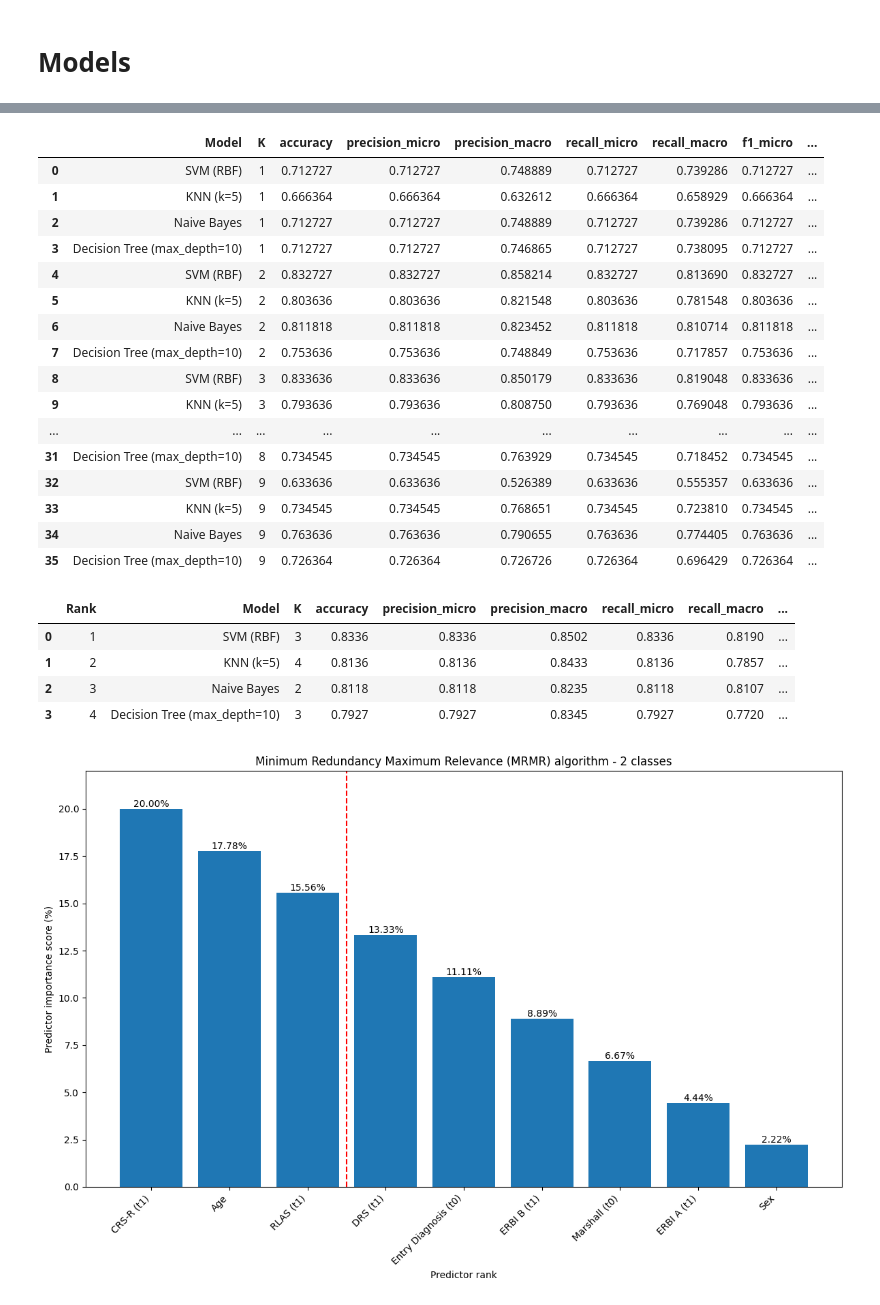
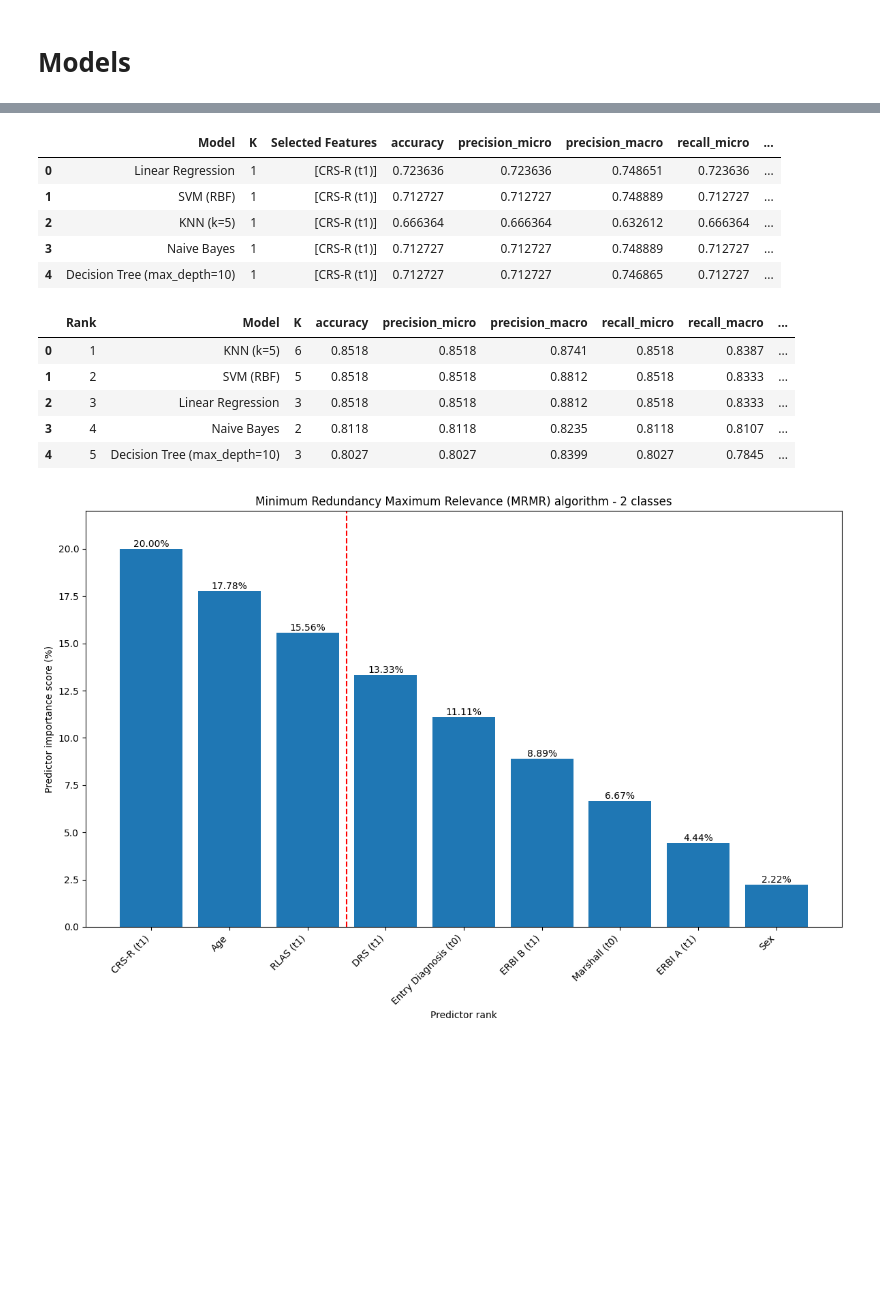
Before and after one commit to macquan/TBI, a Jupyter notebook: tbi-2-classes.ipynb, the cells around one changed output, grey strips where cells are left out. Saved outputs shown, nothing was run; the diff lists cells and outputs as text; code cells hidden in the pictures; blank space fills up the shorter version.

```diff
--- a/tbi-2-classes.ipynb
+++ b/tbi-2-classes.ipynb
@@ -30,17 +84,9 @@ memory usage: 12.9 KB
 # %% [markdown]
 # Models
 # %%
-from sklearn.svm import SVC
-from sklearn.neighbors import KNeighborsClassifier
-from sklearn.naive_bayes import GaussianNB
-from sklearn.tree import DecisionTreeClassifier
-
-from sklearn.model_selection import train_test_split, cross_validate, StratifiedKFold
-from sklearn.preprocessing import StandardScaler, MinMaxScaler
-from sklearn.metrics import accuracy_score, precision_score, recall_score, f1_score, make_scorer
-
 # Danh sách các mô hình phân loại
 models = [
+    ("Linear Regression", LogisticRegression()),
     ("SVM (RBF)", SVC(kernel='rbf')),
     ("KNN (k=5)", KNeighborsClassifier(n_neighbors=5, metric='euclidean')),
     ("Naive Bayes", GaussianNB()),
@@ -77,0 +114,16 @@ X
+# %%
+def evaluate_model_cv(model, X, y):
+    scoring = {
+        'accuracy': 'accuracy',
+        'precision_micro': make_scorer(precision_score, average='micro'),
+        'precision_macro': make_scorer(precision_score, average='macro'),
+        'recall_micro': make_scorer(recall_score, average='micro'),
+        'recall_macro': make_scorer(recall_score, average='macro'),
+        'f1_micro': make_scorer(f1_score, average='micro'),
+        'f1_macro': make_scorer(f1_score, average='macro')
+    }
+    return cross_validate(model, X, y, cv=StratifiedKFold(n_splits=10), scoring=scoring)
+# %%
+def summarize_cv_results(cv_results):
+    return {metric: np.mean(cv_results[f'test_{metric}']) for metric in
+            ['accuracy', 'precision_micro', 'precision_macro', 'recall_micro', 'recall_macro', 'f1_micro', 'f1_macro']}
@@ -125,16 +184,20 @@ def summarize_cv_results(cv_results):
 def results_mrmr(models, X, y):
     results_list = []
 
+    # Transform X and y
+    X_transformed, y_transformed = transform_data(X, y)
+
     for k in range(1, 10):
-        selected_features = select_features_mrmr(X, y, k)
+        selected_features = select_features_mrmr(X_transformed, y_transformed, k)
 
         for model_name, model in models:
-            cv_results = evaluate_model_cv(model, X, y, selected_features)
+            cv_results = evaluate_model_cv(model, X_transformed, y_transformed, selected_features)
             summary = summarize_cv_results(cv_results)
 
             results_list.append({
                 "Model": model_name,
                 "K": k,
+                "Selected Features": selected_features,
                 **summary
             })
 
@@ -172,25 +235,14 @@ def plot_mrmr_feature_importances(X, y, k=9):
 # %%
 results_mrmr = results_mrmr(models, X, y)
 # %%
-results_mrmr
+results_mrmr.head()
 # %% [output]
-|  | Model | K | accuracy | precision_micro | precision_macro | recall_micro | recall_macro | f1_micro | ... |
-| 0 | SVM (RBF) | 1 | 0.712727 | 0.712727 | 0.748889 | 0.712727 | 0.739286 | 0.712727 | ... |
-| 1 | KNN (k=5) | 1 | 0.666364 | 0.666364 | 0.632612 | 0.666364 | 0.658929 | 0.666364 | ... |
-| 2 | Naive Bayes | 1 | 0.712727 | 0.712727 | 0.748889 | 0.712727 | 0.739286 | 0.712727 | ... |
-| 3 | Decision Tree (max_depth=10) | 1 | 0.712727 | 0.712727 | 0.746865 | 0.712727 | 0.738095 | 0.712727 | ... |
-| 4 | SVM (RBF) | 2 | 0.832727 | 0.832727 | 0.858214 | 0.832727 | 0.813690 | 0.832727 | ... |
-| 5 | KNN (k=5) | 2 | 0.803636 | 0.803636 | 0.821548 | 0.803636 | 0.781548 | 0.803636 | ... |
-| 6 | Naive Bayes | 2 | 0.811818 | 0.811818 | 0.823452 | 0.811818 | 0.810714 | 0.811818 | ... |
-| 7 | Decision Tree (max_depth=10) | 2 | 0.753636 | 0.753636 | 0.748849 | 0.753636 | 0.717857 | 0.753636 | ... |
-| 8 | SVM (RBF) | 3 | 0.833636 | 0.833636 | 0.850179 | 0.833636 | 0.819048 | 0.833636 | ... |
-| 9 | KNN (k=5) | 3 | 0.793636 | 0.793636 | 0.808750 | 0.793636 | 0.769048 | 0.793636 | ... |
-| ... | ... | ... | ... | ... | ... | ... | ... | ... | ... |
-| 31 | Decision Tree (max_depth=10) | 8 | 0.734545 | 0.734545 | 0.763929 | 0.734545 | 0.718452 | 0.734545 | ... |
-| 32 | SVM (RBF) | 9 | 0.633636 | 0.633636 | 0.526389 | 0.633636 | 0.555357 | 0.633636 | ... |
-| 33 | KNN (k=5) | 9 | 0.734545 | 0.734545 | 0.768651 | 0.734545 | 0.723810 | 0.734545 | ... |
-| 34 | Naive Bayes | 9 | 0.763636 | 0.763636 | 0.790655 | 0.763636 | 0.774405 | 0.763636 | ... |
-| 35 | Decision Tree (max_depth=10) | 9 | 0.726364 | 0.726364 | 0.726726 | 0.726364 | 0.696429 | 0.726364 | ... |
+|  | Model | K | Selected Features | accuracy | precision_micro | precision_macro | recall_micro | ... |
+| 0 | Linear Regression | 1 | [CRS-R (t1)] | 0.723636 | 0.723636 | 0.748651 | 0.723636 | ... |
+| 1 | SVM (RBF) | 1 | [CRS-R (t1)] | 0.712727 | 0.712727 | 0.748889 | 0.712727 | ... |
+| 2 | KNN (k=5) | 1 | [CRS-R (t1)] | 0.666364 | 0.666364 | 0.632612 | 0.666364 | ... |
+| 3 | Naive Bayes | 1 | [CRS-R (t1)] | 0.712727 | 0.712727 | 0.748889 | 0.712727 | ... |
+| 4 | Decision Tree (max_depth=10) | 1 | [CRS-R (t1)] | 0.712727 | 0.712727 | 0.746865 | 0.712727 | ... |
 # %%
 best_results_mrmr = (results_mrmr.loc[results_mrmr.groupby('Model')['accuracy'].idxmax()]
                 .sort_values(by="accuracy", ascending=False)
@@ -203,10 +255,11 @@ pd.set_option('display.float_format', lambda x: '%.4f' % x)
 best_results_mrmr
 # %% [output]
 |  | Rank | Model | K | accuracy | precision_micro | precision_macro | recall_micro | recall_macro | ... |
-| 0 | 1 | SVM (RBF) | 3 | 0.8336 | 0.8336 | 0.8502 | 0.8336 | 0.8190 | ... |
-| 1 | 2 | KNN (k=5) | 4 | 0.8136 | 0.8136 | 0.8433 | 0.8136 | 0.7857 | ... |
-| 2 | 3 | Naive Bayes | 2 | 0.8118 | 0.8118 | 0.8235 | 0.8118 | 0.8107 | ... |
-| 3 | 4 | Decision Tree (max_depth=10) | 3 | 0.7927 | 0.7927 | 0.8345 | 0.7927 | 0.7720 | ... |
+| 0 | 1 | KNN (k=5) | 6 | 0.8518 | 0.8518 | 0.8741 | 0.8518 | 0.8387 | ... |
+| 1 | 2 | SVM (RBF) | 5 | 0.8518 | 0.8518 | 0.8812 | 0.8518 | 0.8333 | ... |
+| 2 | 3 | Linear Regression | 3 | 0.8518 | 0.8518 | 0.8812 | 0.8518 | 0.8333 | ... |
+| 3 | 4 | Naive Bayes | 2 | 0.8118 | 0.8118 | 0.8235 | 0.8118 | 0.8107 | ... |
+| 4 | 5 | Decision Tree (max_depth=10) | 3 | 0.8027 | 0.8027 | 0.8399 | 0.8027 | 0.7845 | ... |
 # %%
 plot_mrmr_feature_importances(X, y)
 # %% [output]
```
Also changed, not shown: parts of 133 cells of this notebook, 4 other files.
